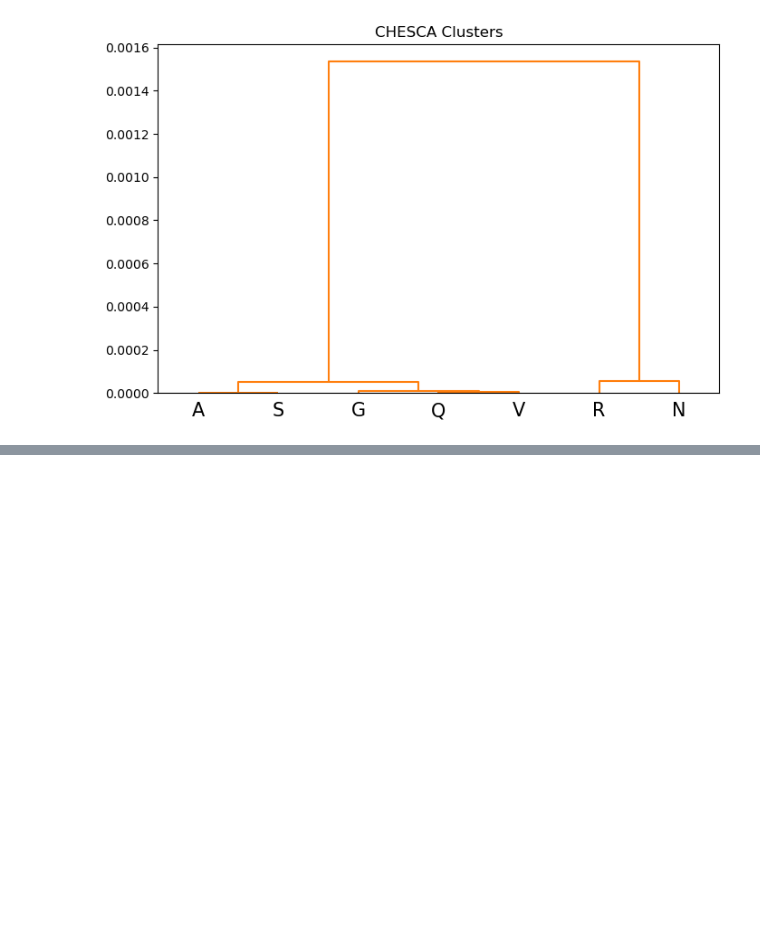
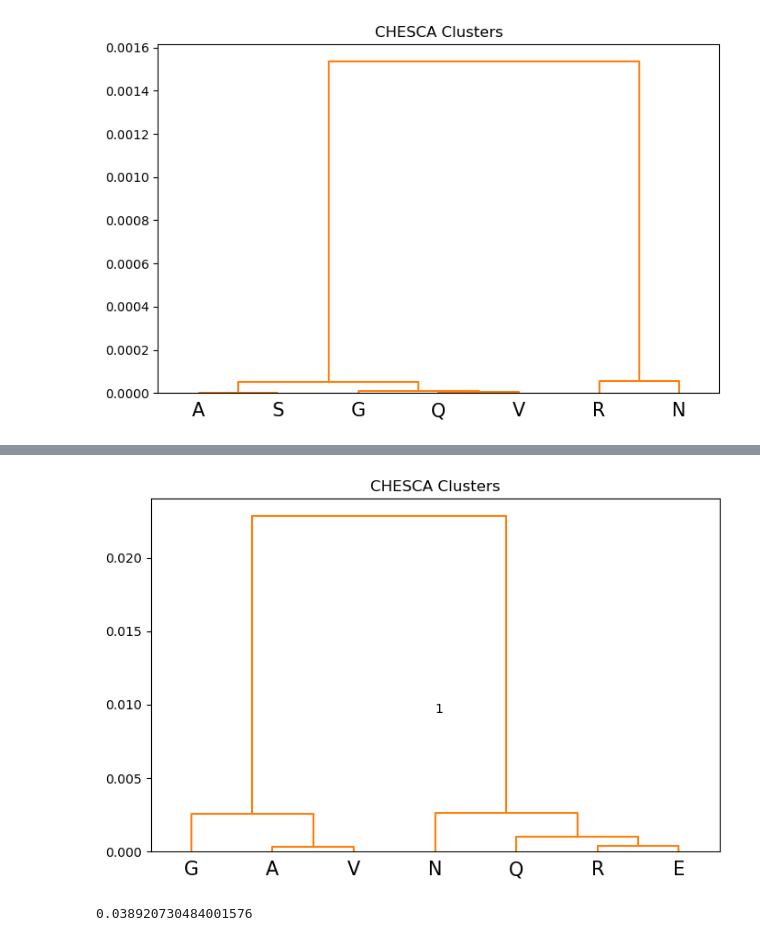
Before and after one commit to Dan-Burns/pychesca, a Jupyter notebook: dev.ipynb, the cells around one changed output, grey strips where cells are left out. Drawn from its saved outputs; the diff is of its cells as text; code cells hidden in the pictures; blank space fills up the shorter version.

Commit message:
dendrogram annotations fixes

```diff
--- a/dev.ipynb
+++ b/dev.ipynb
@@ -397,0 +400,4 @@ plots.show_dendrogram(hac_states, orientation='top', annotate_clusters=False)
+# %%
+small = "../../EI_allostery/data/Test_input_smallset.csv"
+# %%
+df = pd.read_csv(small, index_col='RESI')
@@ -397,0 +407,5 @@ plots.show_dendrogram(hac_states, orientation='top', annotate_clusters=False)
+# %%
+# perform clustering on the correlation matrix
+hac = cluster.HAC(df,cutoff=96)
+# look at the absolute values of the correlation matrix
+hac.absolute_corr
@@ -397,0 +444,12 @@ plots.show_dendrogram(hac_states, orientation='top', annotate_clusters=False)
+# %%
+sub_cluster_resis = hac.clusters[hac.clusters['cluster']==0].index
+state_corr = df.loc[sub_cluster_resis].corr().abs()
+hac_states = cluster.HAC(state_corr, cluster_states=True)
+# %%
+show_dendrogram(hac_states, orientation='top',)# annotate_clusters=False)
+# %% [output]
+[figure, added]
+# %%
+hac.corr_distance.max().max()
+# %% [output]
+0.038920730484001576
```
Also changed, not shown: parts of 7 cells of this notebook, 2 other files.
